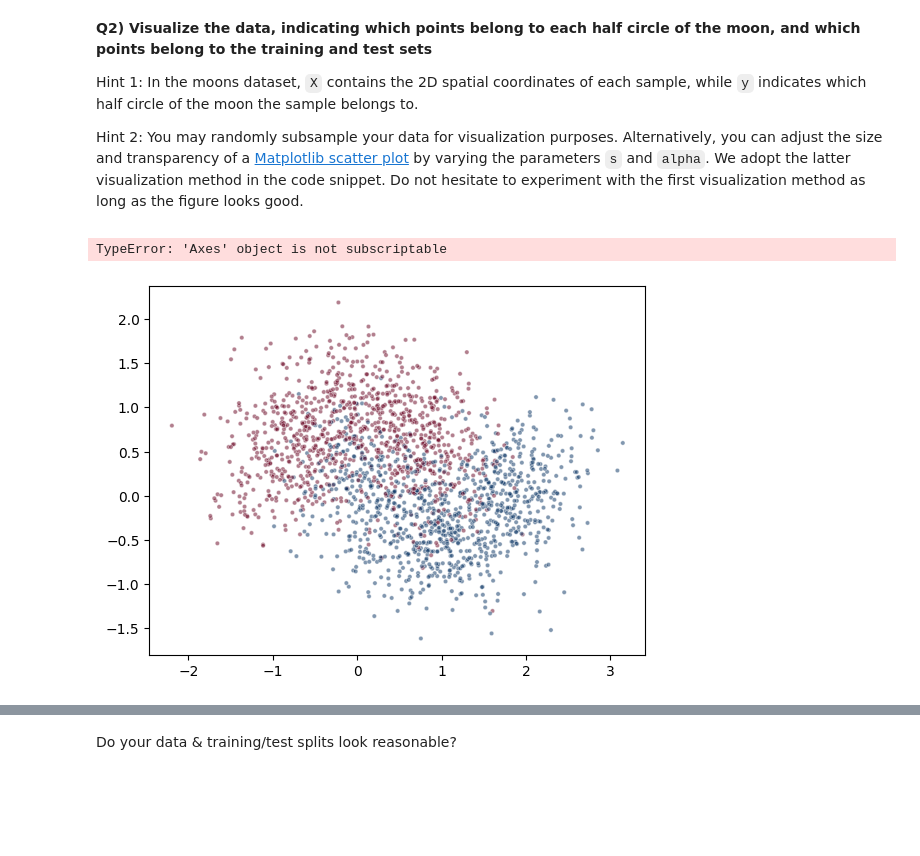
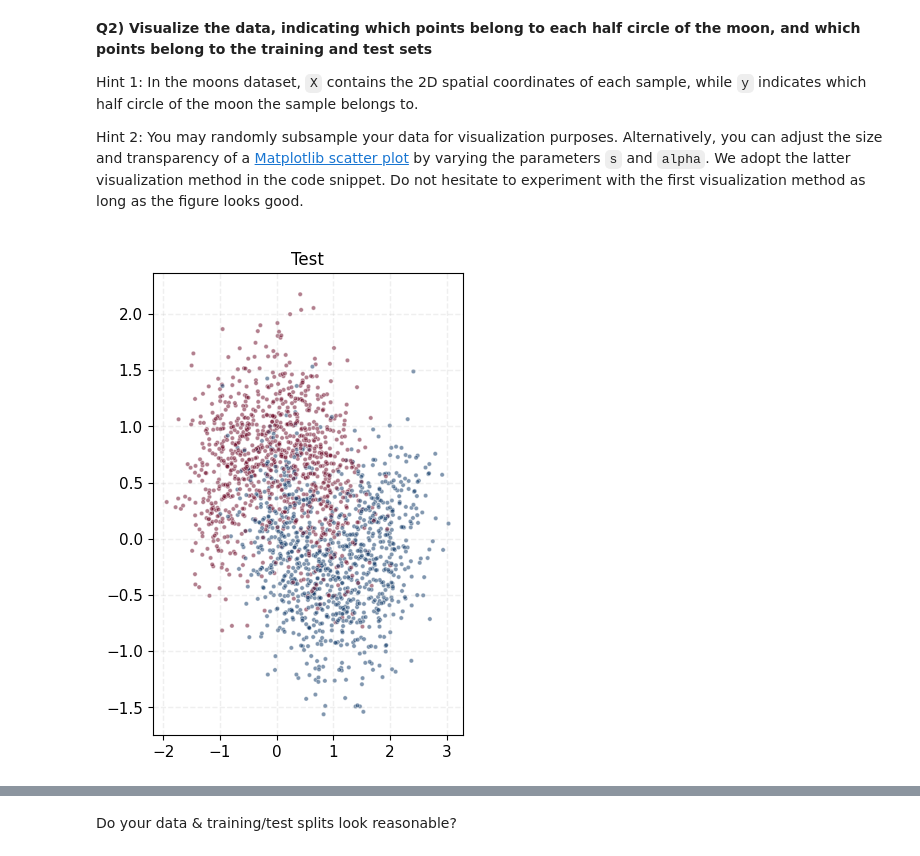
Before and after one commit to kingakaszap/2025_ML_EES, a Jupyter notebook: Labs/S2_2_Decision_Trees.ipynb, the cells around one changed output, grey strips where cells are left out. Cells and saved outputs as stored; diff of their text form; code cells hidden in the pictures; blank space fills up the shorter version.

```diff
--- a/Labs/S2_2_Decision_Trees.ipynb
+++ b/Labs/S2_2_Decision_Trees.ipynb
@@ -40,16 +39,13 @@ Hint 2: You may randomly subsample your data for visualization purposes. Alterna
 
 <a name="Q2"></a>
 # %%
-
-#########################################################################################################
 # (2) Plot the test dataset with plt.scatter
-#########################################################################################################
-scatter_test = plt.scatter(X_test[:,0],X_test[:,1],s=10,c=y_test,edgecolor='w',linewidths=0.5,alpha=0.5,cmap='RdBu')
-ax[2].set_title('Test')
-ax[2].tick_params(axis='both', which='major', labelsize=11)
-ax[2].grid(alpha=0.2,ls='--',lw=1)
+fig,ax = plt.subplots( figsize = (4,6))
+scatter_test =  plt.scatter(X_test[:,0],X_test[:,1],s=10,c=y_test,edgecolor='w',linewidths=0.5,alpha=0.5,cmap='RdBu')
+ax.set_title('Test')
+ax.tick_params(axis='both', which='major', labelsize=11)
+ax.grid(alpha=0.2,ls='--',lw=1)
 
 plt.show()
 # %% [output]
-TypeError: 'Axes' object is not subscriptable
-[figure, old version]
+[figure, new version]
```
Also changed, not shown: parts of 7 cells of this notebook.
